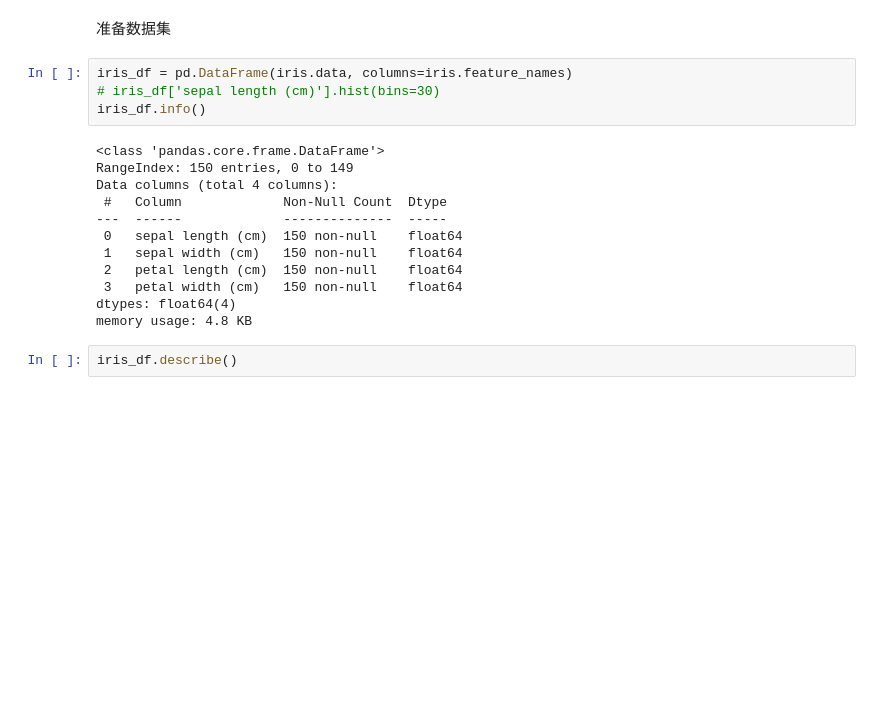
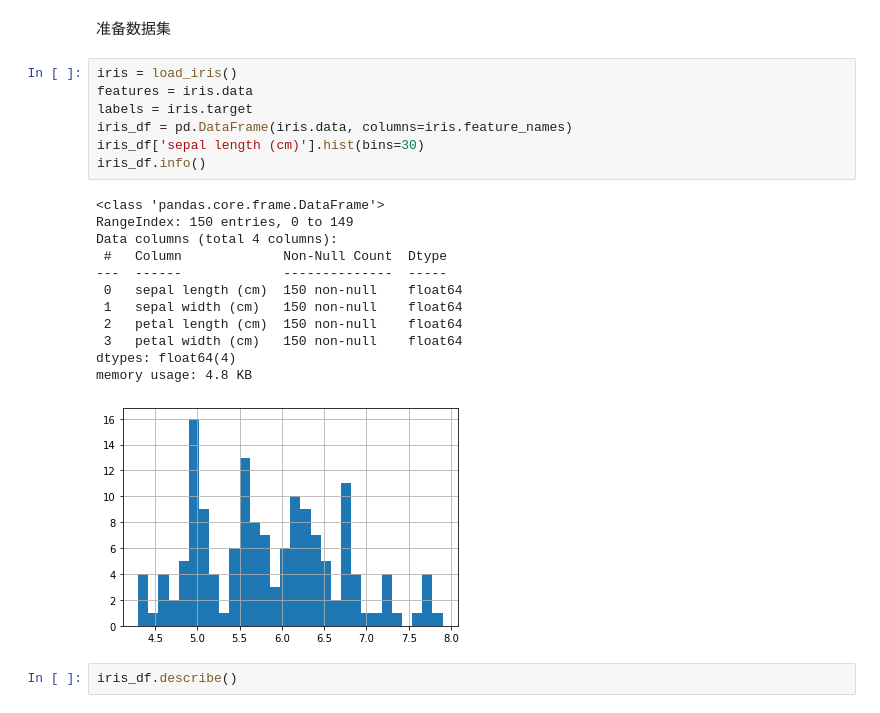
Before and after one commit to binblee/da, a Jupyter notebook: decision_tree/iris.ipynb, the cells around one changed output. Saved outputs shown, nothing was run; the diff lists cells and outputs as text; blank space fills up the shorter version.

```diff
--- a/decision_tree/iris.ipynb
+++ b/decision_tree/iris.ipynb
@@ -10,21 +10,25 @@ import matplotlib
 # %% [markdown]
 准备数据集
 # %%
+iris = load_iris()
+features = iris.data
+labels = iris.target
 iris_df = pd.DataFrame(iris.data, columns=iris.feature_names)
-# iris_df['sepal length (cm)'].hist(bins=30)
+iris_df['sepal length (cm)'].hist(bins=30)
 iris_df.info()
 # %% [output]
 <class 'pandas.core.frame.DataFrame'>
 RangeIndex: 150 entries, 0 to 149
 Data columns (total 4 columns):
  #   Column             Non-Null Count  Dtype
 ---  ------             --------------  -----
  0   sepal length (cm)  150 non-null    float64
  1   sepal width (cm)   150 non-null    float64
  2   petal length (cm)  150 non-null    float64
  3   petal width (cm)   150 non-null    float64
 dtypes: float64(4)
 memory usage: 4.8 KB
+[figure, added]
 # %%
 iris_df.describe()
 # %% [output]
```
Also changed, not shown: parts of 1 cell of this notebook, 1 other file.
